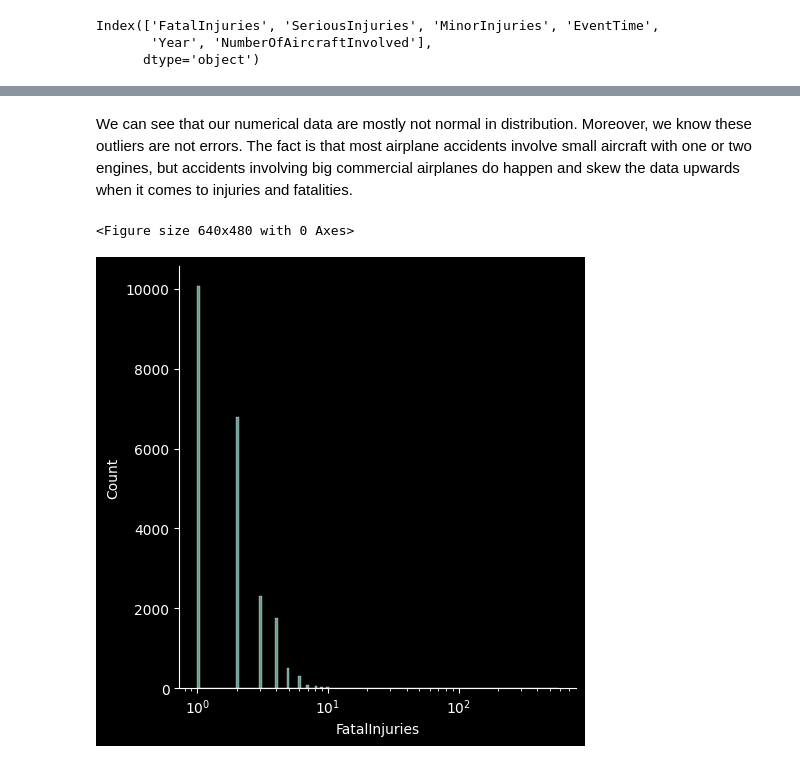
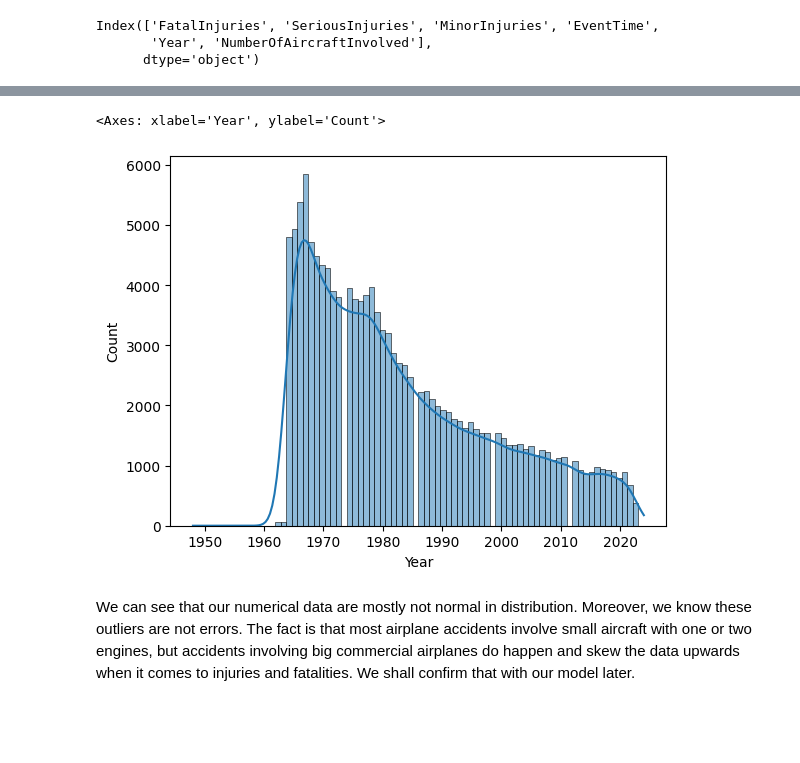
Before and after one commit to deniselouzada/air-accident-reports, a Jupyter notebook: ntsb-accidents2.ipynb, the cells around one changed output, grey strips where cells are left out. Drawn from its saved outputs; the diff is of its cells as text; code cells hidden in the pictures; blank space fills up the shorter version.

```diff
--- a/ntsb-accidents2.ipynb
+++ b/ntsb-accidents2.ipynb
@@ -659,9 +684,7 @@ plt.subplots_adjust(wspace=0.5)
+# %%
+sns.histplot(df.Year, kde=True)
+# %% [output]
+<Axes: xlabel='Year', ylabel='Count'>
+[figure, added]
 # %% [markdown]
-We can see that our numerical data are mostly not normal in distribution. Moreover, we know these outliers are not errors. The fact is that most airplane accidents involve small aircraft with one or two engines, but accidents involving big commercial airplanes do happen and skew the data upwards when it comes to injuries and fatalities.
+We can see that our numerical data are mostly not normal in distribution. Moreover, we know these outliers are not errors. The fact is that most airplane accidents involve small aircraft with one or two engines, but accidents involving big commercial airplanes do happen and skew the data upwards when it comes to injuries and fatalities. We shall confirm that with our model later.
-# %%
-plt.figure()
-sns.displot(df.FatalInjuries, log_scale=True)
-plt.show()
-# %% [output]
-<Figure size 640x480 with 0 Axes>
-[figure, removed]
```
Also changed, not shown: parts of 18 cells of this notebook.
